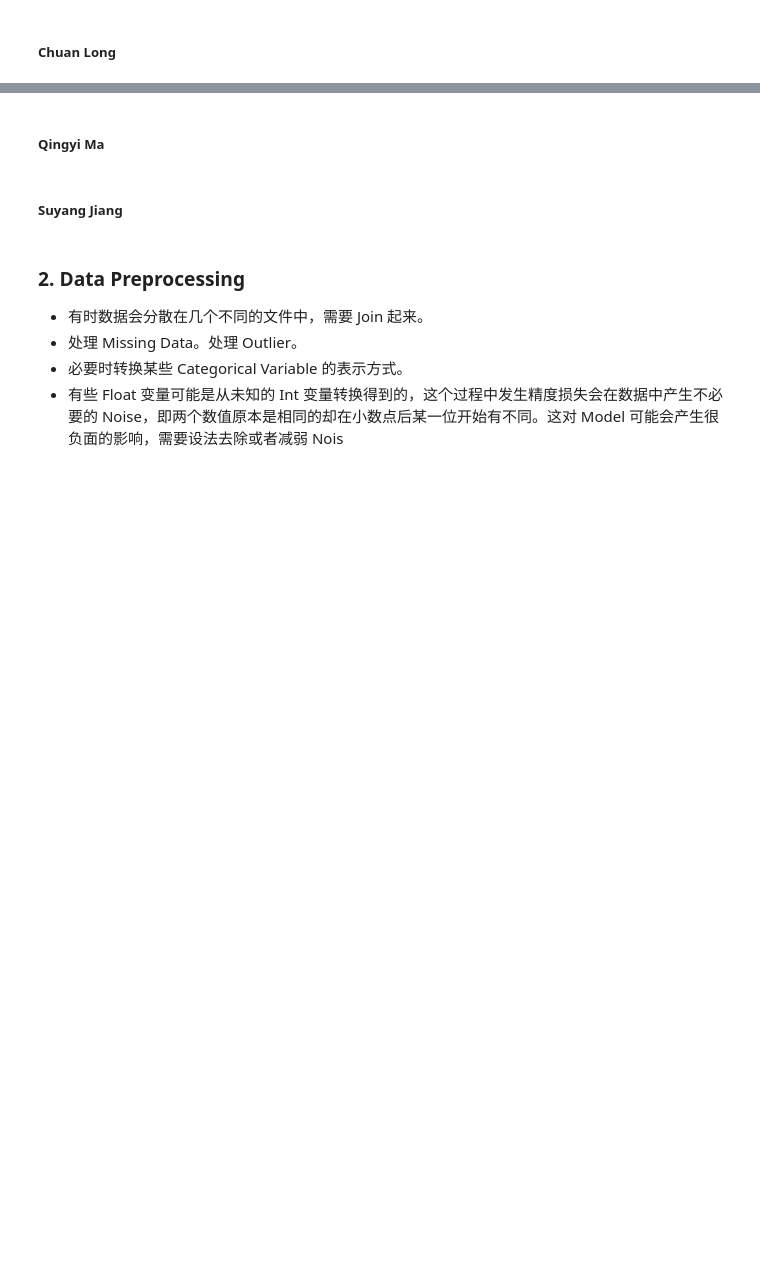
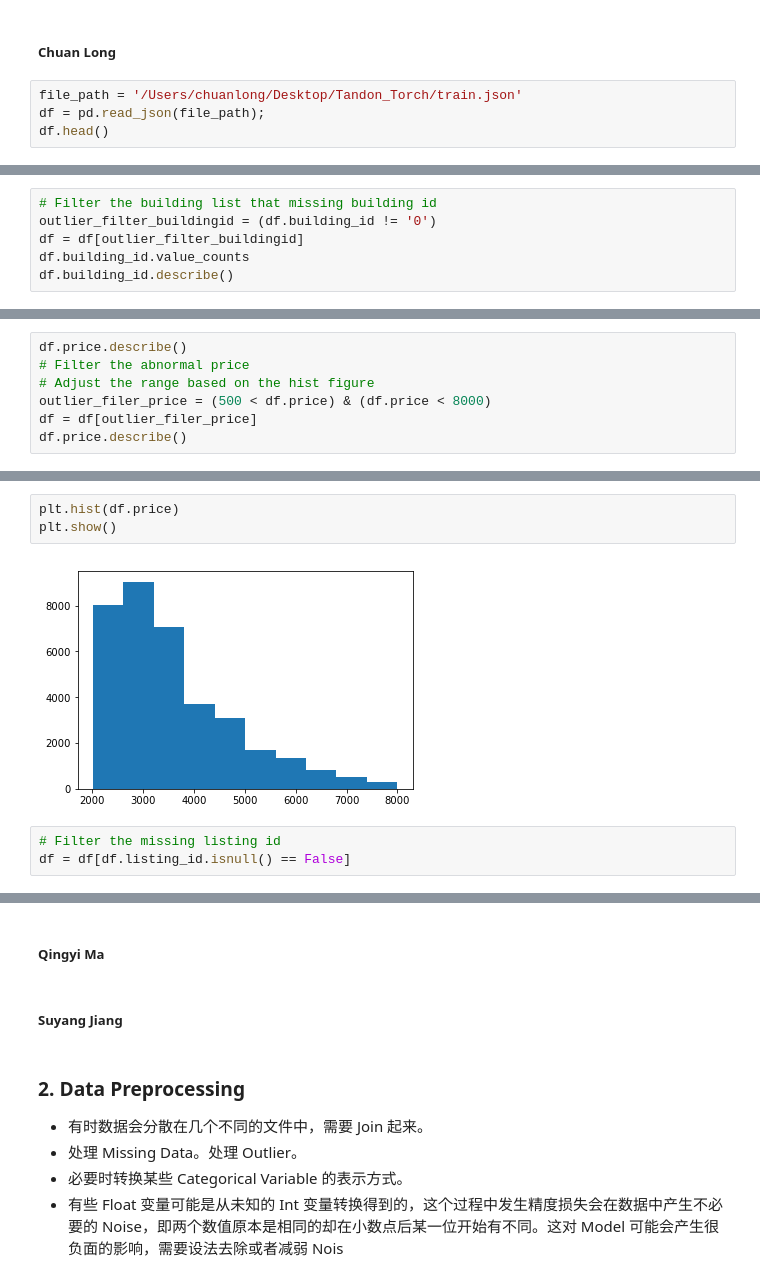
Before and after one commit to zhucebuliaolongchuan/Tandon_Torch, a Jupyter notebook: Tandon_Torch.ipynb, the cells around one changed output, grey strips where cells are left out. Saved outputs shown, nothing was run; the diff lists cells and outputs as text; blank space fills up the shorter version.

```diff
--- a/Tandon_Torch.ipynb
+++ b/Tandon_Torch.ipynb
@@ -23,2 +24,6 @@ import numpy as np
 # %% [markdown]
 ##### Chuan Long
+# %%
+file_path = '/Users/chuanlong/Desktop/Tandon_Torch/train.json'
+df = pd.read_json(file_path);
+df.head()
@@ -24,0 +37,6 @@ import numpy as np
+# %%
+# Filter the building list that missing building id
+outlier_filter_buildingid = (df.building_id != '0')
+df = df[outlier_filter_buildingid]
+df.building_id.value_counts
+df.building_id.describe()
@@ -24,0 +57,7 @@ import numpy as np
+# %%
+df.price.describe()
+# Filter the abnormal price
+# Adjust the range based on the hist figure
+outlier_filer_price = (500 < df.price) & (df.price < 8000)
+df = df[outlier_filer_price]
+df.price.describe()
@@ -24,0 +74,8 @@ import numpy as np
+# %%
+plt.hist(df.price)
+plt.show()
+# %% [output]
+[figure, added]
+# %%
+# Filter the missing listing id
+df = df[df.listing_id.isnull() == False]
```
Also changed, not shown: parts of 10 cells of this notebook.
